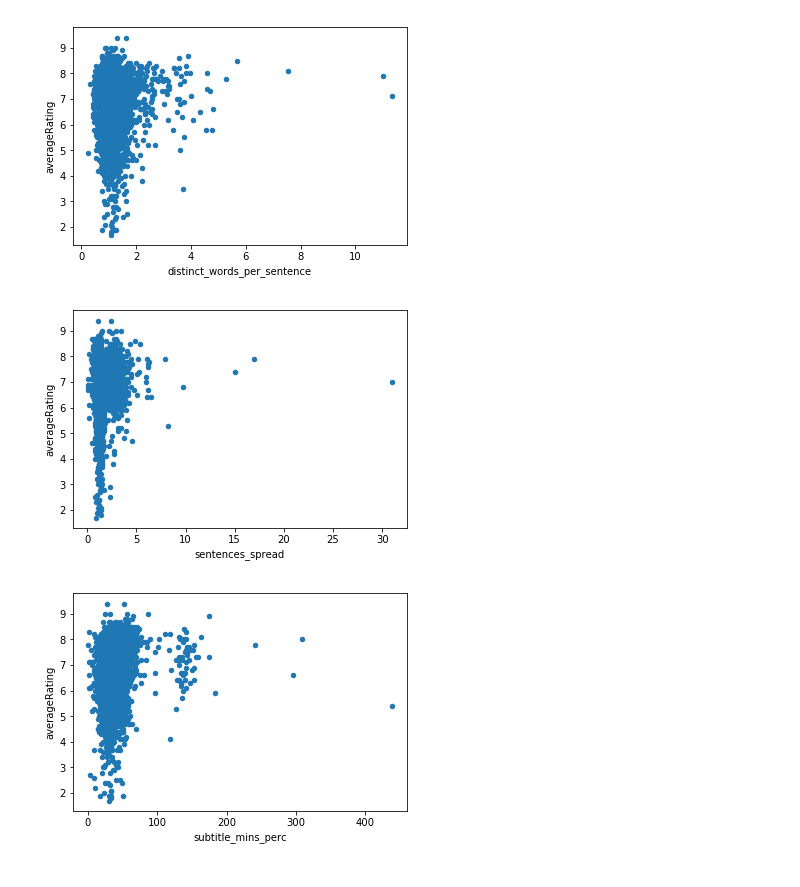
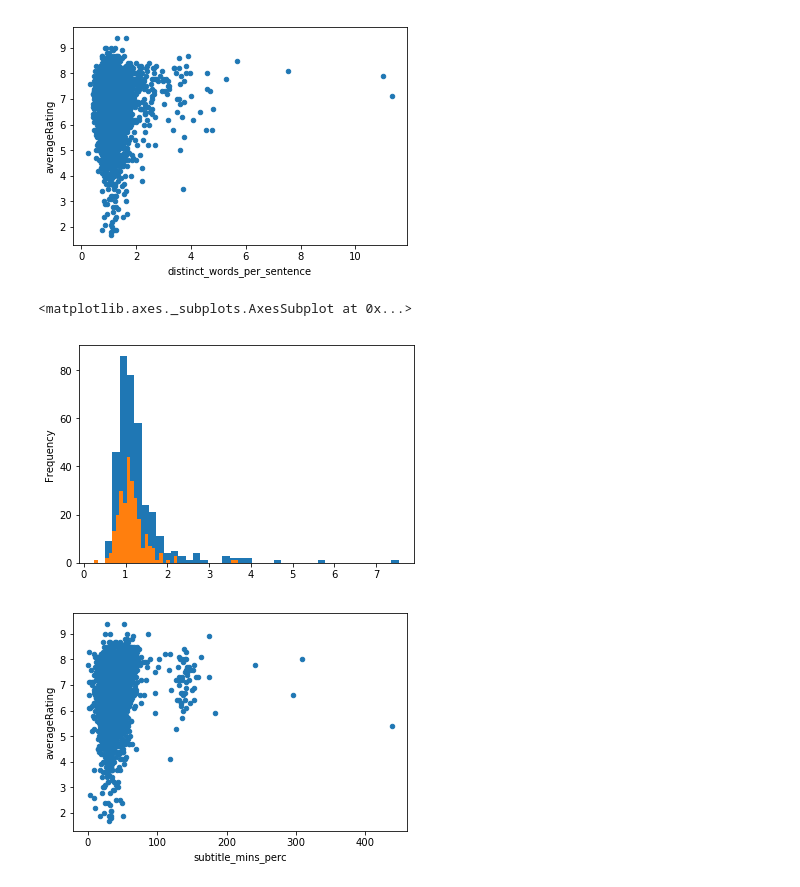
Before and after one commit to Xabitsuki/adamax, a Jupyter notebook: Notebook2.ipynb, the cells around one changed output. Saved outputs shown, nothing was run; the diff lists cells and outputs as text; code cells hidden in the pictures.

```diff
--- a/Notebook2.ipynb
+++ b/Notebook2.ipynb
@@ -644,10 +644,12 @@ ax = df_words_ratings_pd.plot.scatter("distinct_words_per_min", "averageRating")
 ax = df_words_ratings_pd.plot.scatter("distinct_words_per_sentence", "averageRating")
 # %% [output]
 [figure]
-# %%
-ax = df_words_ratings_pd.plot.scatter("sentences_spread", "averageRating")
-# %% [output]
-[figure, removed]
+# %%
+df_words_ratings_pd[df_words_ratings_pd.averageRating >= 8]["distinct_words_per_sentence"].plot.hist(bins=40)
+df_words_ratings_pd[df_words_ratings_pd.averageRating <= 5]["distinct_words_per_sentence"].plot.hist(bins=40)
+# %% [output]
+<matplotlib.axes._subplots.AxesSubplot at 0x...>
+[figure, added]
 # %%
 ax = df_words_ratings_pd.plot.scatter("subtitle_mins_perc", "averageRating")
 # %% [output]
```
Also changed, not shown: parts of 30 cells of this notebook.
